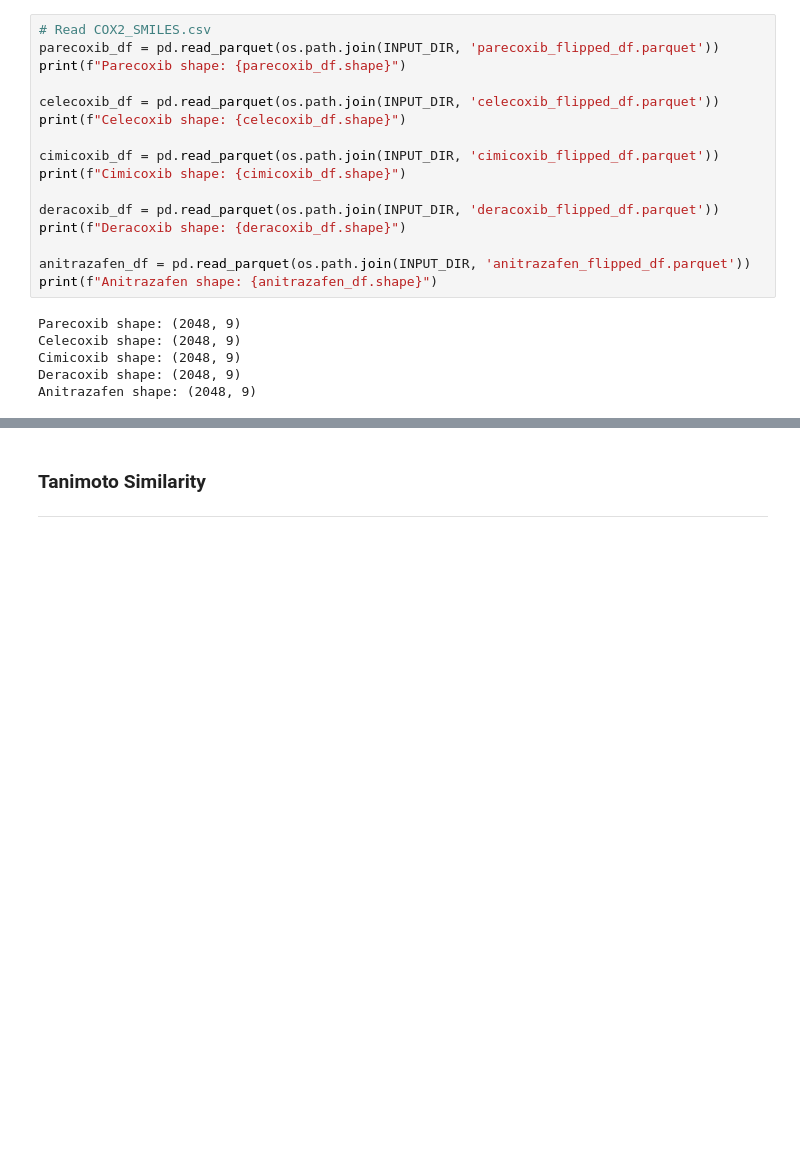
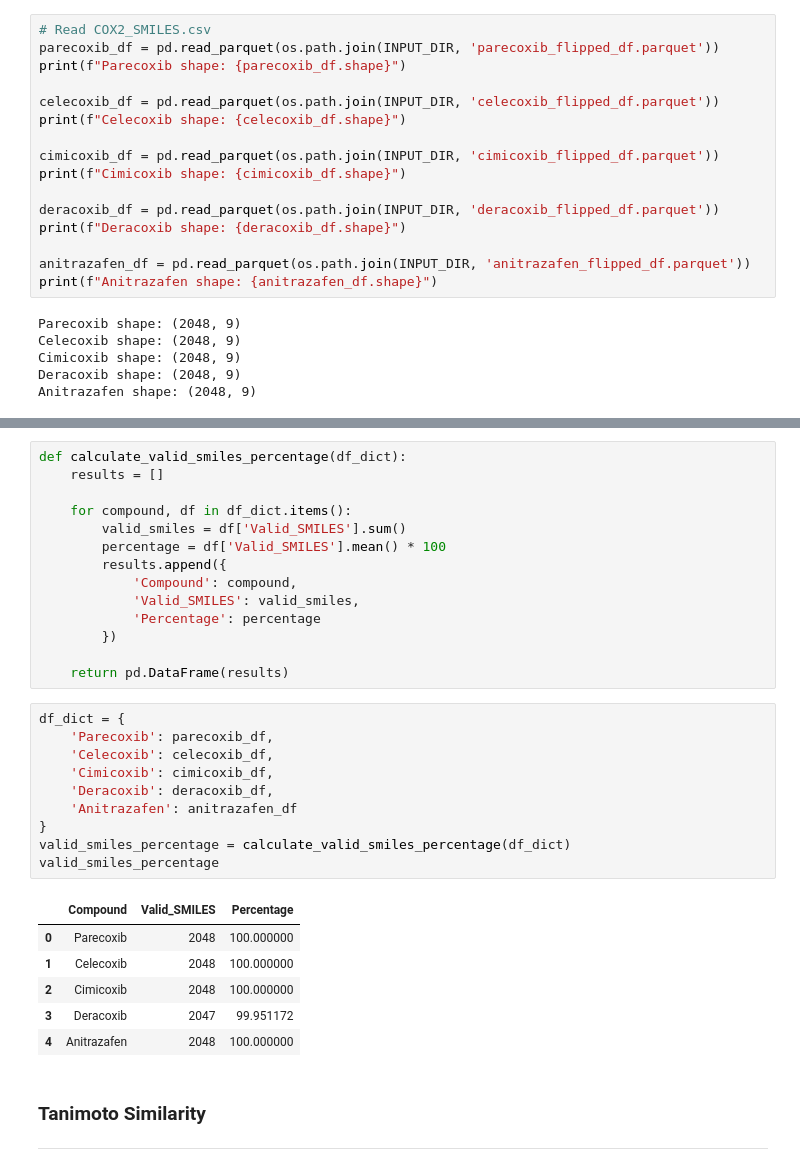
Before and after one commit to NilsDunlop/Flip2Mol, a Jupyter notebook: src/5_bit_flipping_nn_tanimoto.ipynb, the cells around one changed output, grey strips where cells are left out. Saved outputs shown, nothing was run; the diff lists cells and outputs as text; blank space fills up the shorter version.

```diff
--- a/src/5_bit_flipping_nn_tanimoto.ipynb
+++ b/src/5_bit_flipping_nn_tanimoto.ipynb
@@ -76,3 +99,34 @@ parecoxib_df.head()
+# %%
+def calculate_valid_smiles_percentage(df_dict):
+    results = []
+
+    for compound, df in df_dict.items():
+        valid_smiles = df['Valid_SMILES'].sum()
+        percentage = df['Valid_SMILES'].mean() * 100
+        results.append({
+            'Compound': compound,
+            'Valid_SMILES': valid_smiles,
+            'Percentage': percentage
+        })
+
+    return pd.DataFrame(results)
+# %%
+df_dict = {
+    'Parecoxib': parecoxib_df,
+    'Celecoxib': celecoxib_df,
+    'Cimicoxib': cimicoxib_df,
+    'Deracoxib': deracoxib_df,
+    'Anitrazafen': anitrazafen_df
+}
+valid_smiles_percentage = calculate_valid_smiles_percentage(df_dict)
+valid_smiles_percentage
+# %% [output]
+|  | Compound | Valid_SMILES | Percentage |
+| 0 | Parecoxib | 2048 | 100.000000 |
+| 1 | Celecoxib | 2048 | 100.000000 |
+| 2 | Cimicoxib | 2048 | 100.000000 |
+| 3 | Deracoxib | 2047 | 99.951172 |
+| 4 | Anitrazafen | 2048 | 100.000000 |
 # %% [markdown]
 ### Tanimoto Similarity
 ***
```
Also changed, not shown: parts of 21 cells of this notebook, 1 other file.
